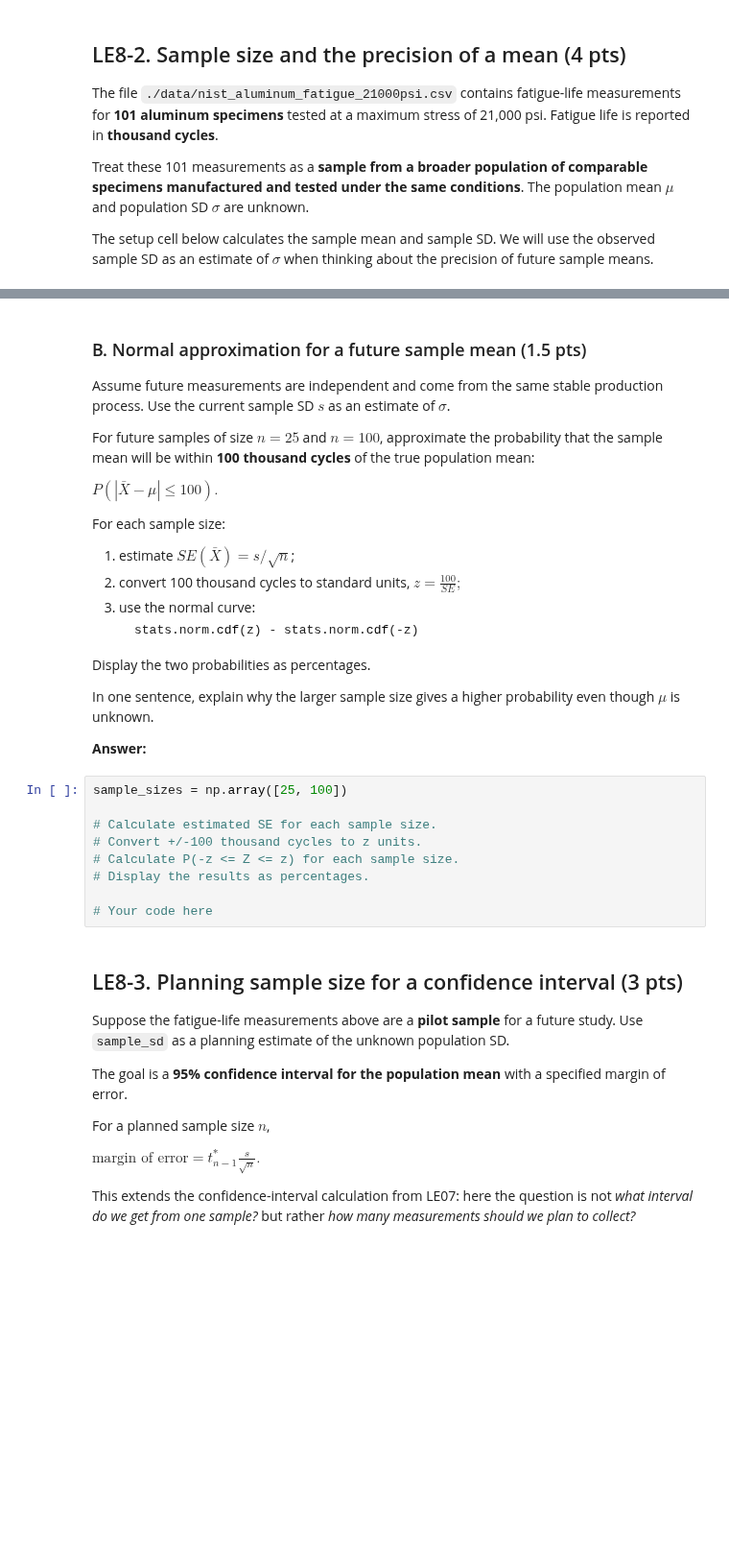
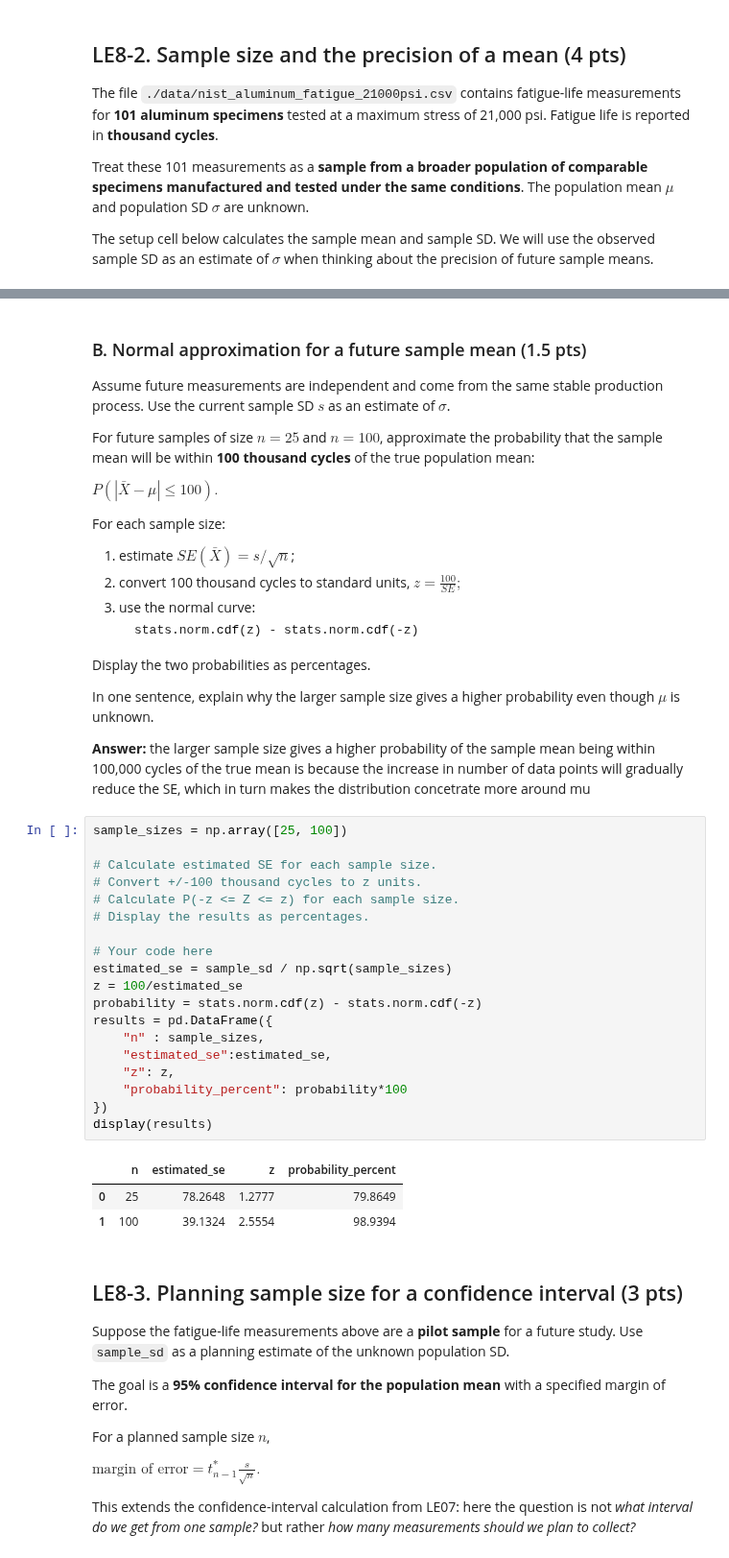
Before and after one commit to mda90-manny/26f-engr1451-2451, a Jupyter notebook: 1-assignments/LE08/LE08.ipynb, the cells around one changed output, grey strips where cells are left out. Shown at 96% size. Cells and saved outputs as stored; diff of their text form; blank space fills up the shorter version.

```diff
--- a/1-assignments/LE08/LE08.ipynb
+++ b/1-assignments/LE08/LE08.ipynb
@@ -127,15 +158,30 @@ Display the two probabilities as percentages.
 In one sentence, explain why the larger sample size gives a higher probability even though $\mu$ is unknown.
 
 **Answer:**
+the larger sample size gives a higher probability of the sample mean being within 100,000 cycles of the true mean is because the increase in number of data points will gradually reduce the SE, which in turn makes the distribution concetrate more around mu
 # %%
 sample_sizes = np.array([25, 100])
 
 # Calculate estimated SE for each sample size.
 # Convert +/-100 thousand cycles to z units.
 # Calculate P(-z <= Z <= z) for each sample size.
 # Display the results as percentages.
 
 # Your code here
+estimated_se = sample_sd / np.sqrt(sample_sizes)
+z = 100/estimated_se
+probability = stats.norm.cdf(z) - stats.norm.cdf(-z)
+results = pd.DataFrame({
+    "n" : sample_sizes,
+    "estimated_se":estimated_se,
+    "z": z,
+    "probability_percent": probability*100
+})
+display(results)
+# %% [output]
+|  | n | estimated_se | z | probability_percent |
+| 0 | 25 | 78.2648 | 1.2777 | 79.8649 |
+| 1 | 100 | 39.1324 | 2.5554 | 98.9394 |
 # %% [markdown]
 ## LE8-3. Planning sample size for a confidence interval (3 pts)
 
```
Also changed, not shown: parts of 9 cells of this notebook, 1 other file.
